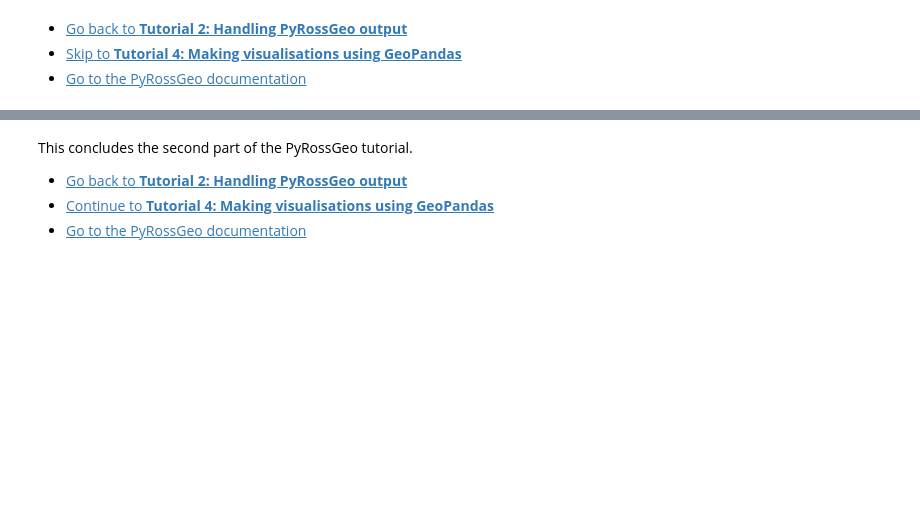
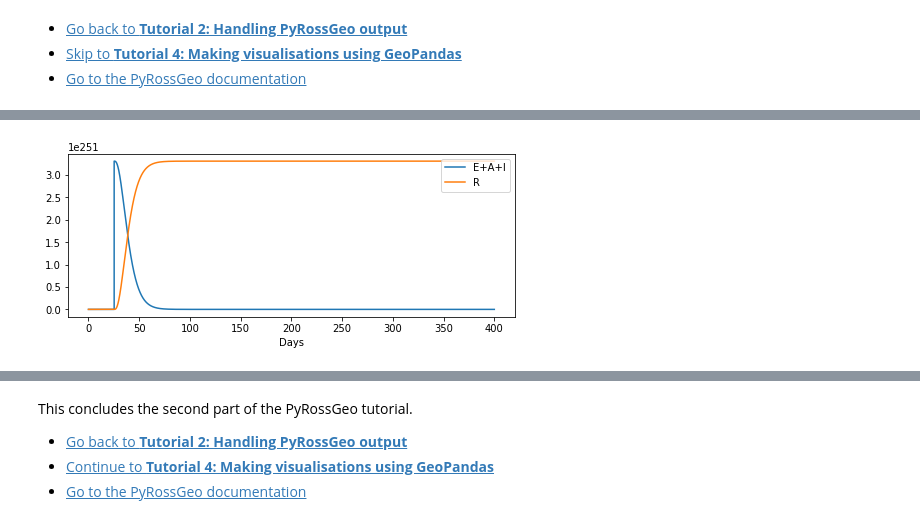
Before and after one commit to lukastk/PyRossGeo, a Jupyter notebook: examples/tutorial3-interventions/tutorial3-interventions.ipynb, the cells around one changed output, grey strips where cells are left out. Saved outputs shown, nothing was run; the diff lists cells and outputs as text; code cells hidden in the pictures; blank space fills up the shorter version.

```diff
--- a/examples/tutorial3-interventions/tutorial3-interventions.ipynb
+++ b/examples/tutorial3-interventions/tutorial3-interventions.ipynb
@@ -400,0 +166,21 @@ plt.show()
+# %%
+# Plot the evolution of the network as a whole
+
+plt.figure( figsize=(8,3) )
+ts_days = ts_saved / (24*60)
+
+S = np.sum(network_data[:,:,0], axis=1) # Sum over all age-groups
+E = np.sum(network_data[:,:,1], axis=1)
+A = np.sum(network_data[:,:,2], axis=1)
+I = np.sum(network_data[:,:,3], axis=1)
+R = np.sum(network_data[:,:,4], axis=1)
+
+#plt.plot(ts_days, S, label="S")
+plt.plot(ts_days, E+A+I, label="E+A+I")
+plt.plot(ts_days, R, label="R")
+
+plt.legend(loc='upper right', fontsize=10)
+plt.xlabel('Days')
+plt.show()
+# %% [output]
+[figure, added]
```
Also changed, not shown: parts of 59 cells of this notebook, 20 other files.
